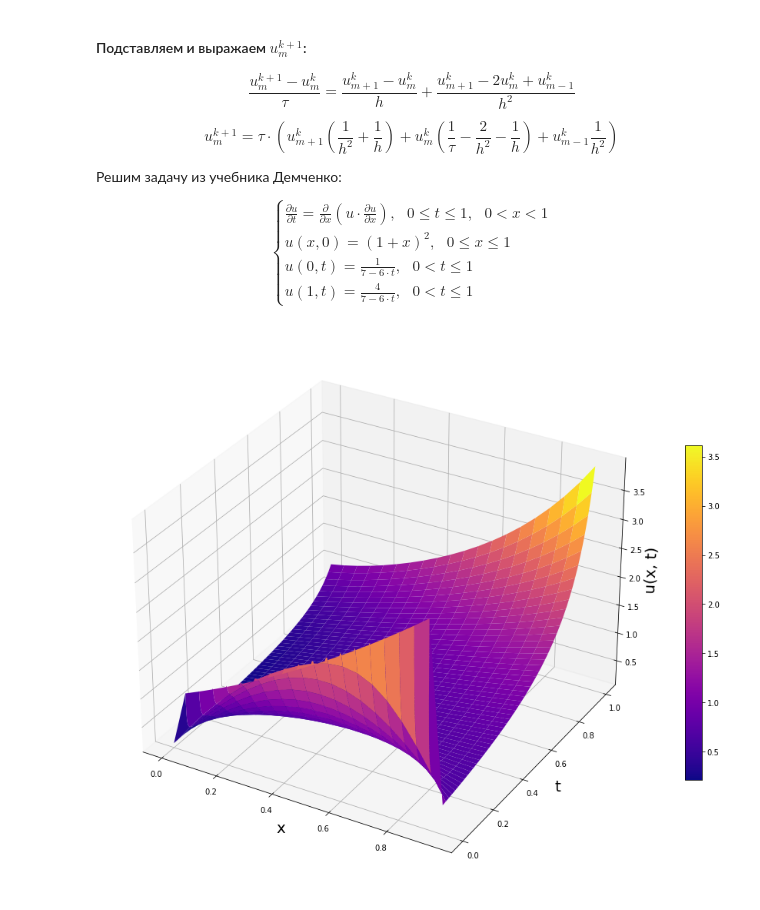
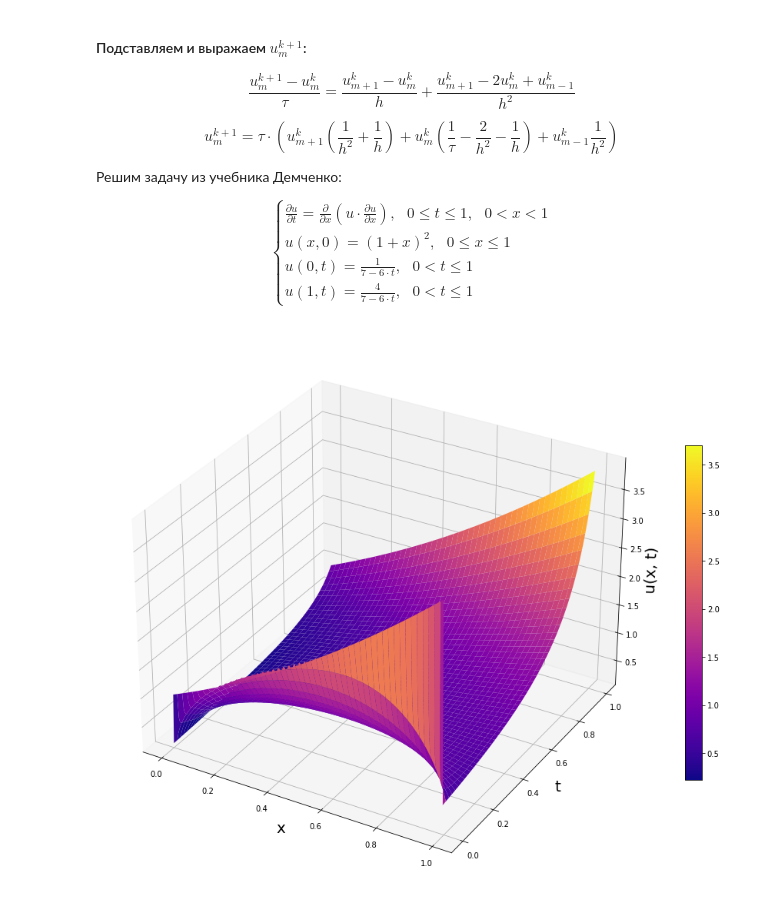
Before and after one commit to uslsteen/CompMath, a Jupyter notebook: lab_11/lab11.ipynb, the cells around one changed output. Cells and saved outputs as stored; diff of their text form; code cells hidden in the pictures.

```diff
--- a/lab_11/lab11.ipynb
+++ b/lab_11/lab11.ipynb
@@ -83,13 +83,15 @@ import numpy as np
 from matplotlib import pyplot as plt
 from matplotlib import cm
 # %%
-tau = 1e-3
-h = 0.05
+tau = 0.005
+h = 0.005
 
 T = X = 1
 
 x_steps = int(X / h)
 t_steps = int(T / tau)
+
+eps = 1e-5
 # %%
 def phi(x):
     return (1 + x) ** 2
@@ -140,4 +178,24 @@ def plot(u):
-# %%
-plot(solve_eq())
-# %% [output]
-[figure, removed]
+# %%
+def init():
+    x = np.arange(start=0, stop=X, step=h)
+    t = np.arange(start=0, stop=T, step=tau)
+
+    u = np.zeros((x_steps, t_steps), dtype = float)
+
+    for x_i in range(x_steps):
+        u[0][x_i] = phi(x[x_i])
+
+    for t_i in range(t_steps):
+        u[t_i][0] = psi_0(t[t_i])
+        u[t_i][-1] = psi_X(t[t_i])
+
+    return u
+# %%
+u = init()
+
+for t_lay in range(1, t_steps):
+    u[t_lay] = solve_eq(u[t_lay], u[t_lay - 1])
+
+plot(u)
+# %% [output]
+[figure, added]
```
Also changed, not shown: parts of 3 cells of this notebook.
